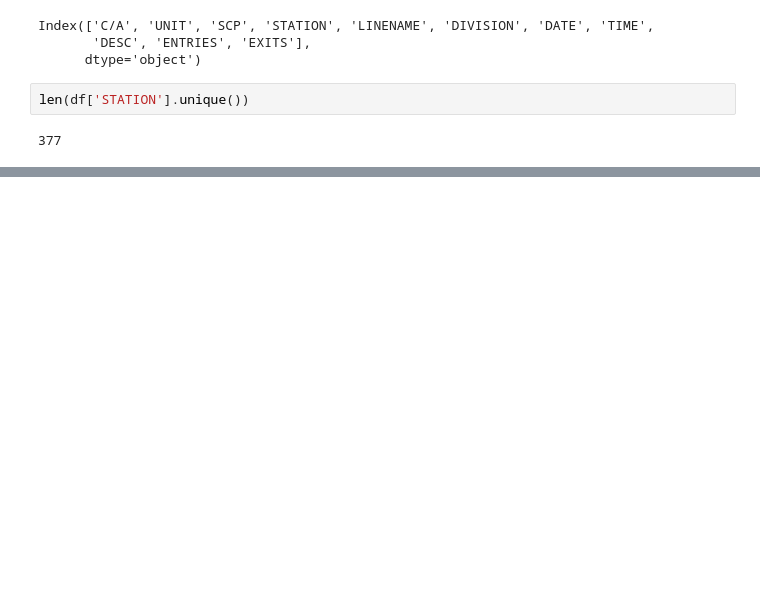
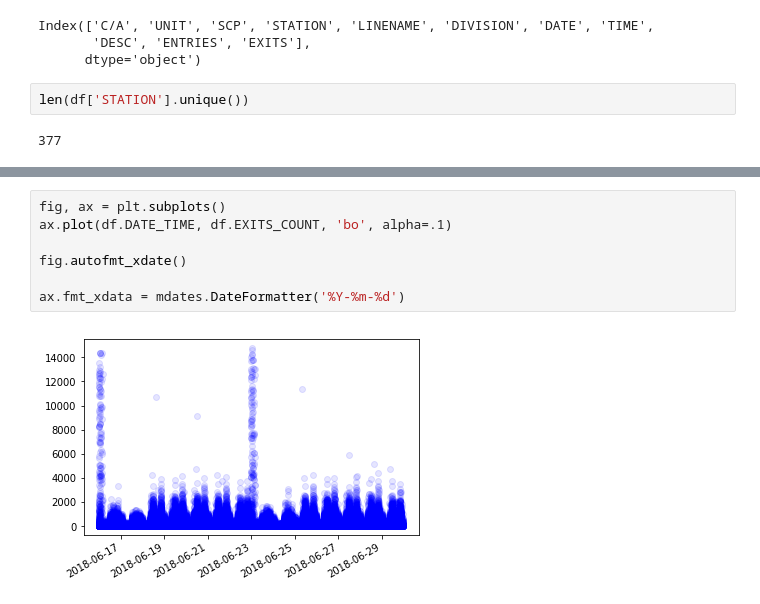
Before and after one commit to sgbroer/project_benson, a Jupyter notebook: MTA_Data_Handle_Sam.ipynb, the cells around one changed output, grey strips where cells are left out. Saved outputs shown, nothing was run; the diff lists cells and outputs as text; blank space fills up the shorter version.

```diff
--- a/MTA_Data_Handle_Sam.ipynb
+++ b/MTA_Data_Handle_Sam.ipynb
@@ -282,0 +221,9 @@ df[(abs(df['FTRAFFIC']) < 5000)].sort_values('FTRAFFIC')
+# %%
+fig, ax = plt.subplots()
+ax.plot(df.DATE_TIME, df.EXITS_COUNT, 'bo', alpha=.1)
+
+fig.autofmt_xdate()
+
+ax.fmt_xdata = mdates.DateFormatter('%Y-%m-%d')
+# %% [output]
+[figure, added]
```
Also changed, not shown: parts of 31 cells of this notebook.
